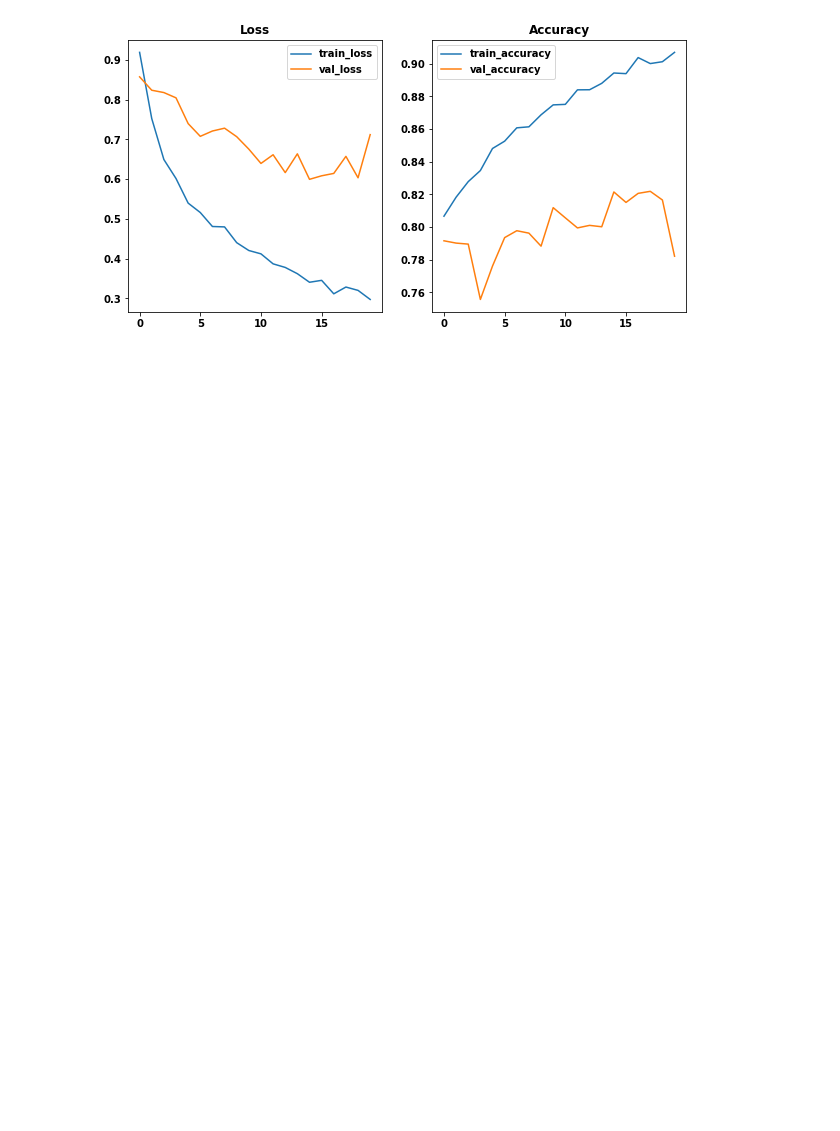
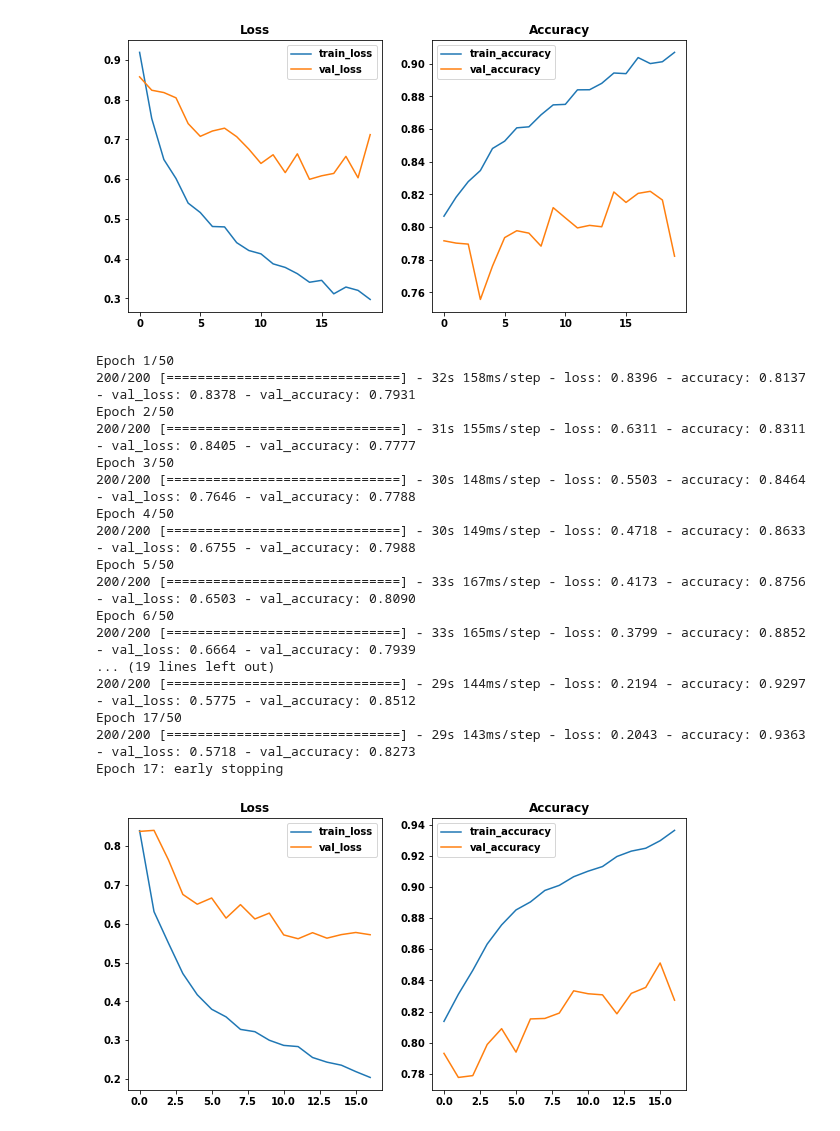
Before and after one commit to ssaeed85/dsc-ph5-MarsTerrainAnomalyDetection, a Jupyter notebook: 02_TensorflowModeling.ipynb, the cells around one changed output. Drawn from its saved outputs; the diff is of its cells as text; code cells hidden in the pictures; blank space fills up the shorter version.

```diff
--- a/02_TensorflowModeling.ipynb
+++ b/02_TensorflowModeling.ipynb
@@ -905,3 +905,73 @@ Epoch 20: early stopping
 display_mode_trainTestGraphs(results)
 # %% [output]
 [figure]
+# %%
+# reducing learning rate
+model = models.Sequential()
+
+model.add(layers.Conv2D(filters=16,
+                       kernel_size=(3,3),
+                       activation='relu',
+                       input_shape=(227,227,1)))
+model.add(layers.MaxPooling2D(2,2))
+
+model.add(layers.Conv2D(64, (3,3), activation='relu'))
+model.add(layers.MaxPooling2D(2,2))
+
+model.add(layers.Conv2D(128, (3,3), activation='relu'))
+model.add(layers.MaxPooling2D(2,2))
+
+model.add(layers.Conv2D(256, (3,3), activation='relu'))
+model.add(layers.MaxPooling2D(2,2))
+
+model.add(layers.Conv2D(512, (3,3), activation='relu'))
+# model.add(layers.Conv2D(512, (3,3), activation='relu'))
+model.add(layers.MaxPooling2D(2,2))
+
+# model.add(layers.Conv2D(512, (3,3), activation='relu'))
+# model.add(layers.Conv2D(512, (3,3), activation='relu'))
+# model.add(layers.Conv2D(512, (3,3), activation='relu'))
+# model.add(layers.MaxPooling2D(2,2))
+
+model.add(layers.Flatten())
+model.add(layers.Dense(1024, activation='relu'))
+model.add(layers.Dense(512, activation='relu'))
+model.add(layers.Dropout(rate=0.2))
+model.add(layers.Dense(8, activation='softmax'))
+
+
+model.compile(optimizer=optimizers.Adam(learning_rate=0.0001),
+              loss=losses.CategoricalCrossentropy(),
+              metrics=['accuracy'])
+
+
+
+results = model.fit(train_generator,
+                    steps_per_epoch=200,  # Number of training samples to pull per epoch
+                    epochs=50,  # Number of epochs
+                    validation_data=val_generator,
+                    validation_steps=100,  # Number of validation samples to run validation on
+                    verbose=1,
+                    callbacks = [early_stop]
+                    )
+
+display_mode_trainTestGraphs(results)
+# %% [output]
+Epoch 1/50
+200/200 [==============================] - 32s 158ms/step - loss: 0.8396 - accuracy: 0.8137 - val_loss: 0.8378 - val_accuracy: 0.7931
+Epoch 2/50
+200/200 [==============================] - 31s 155ms/step - loss: 0.6311 - accuracy: 0.8311 - val_loss: 0.8405 - val_accuracy: 0.7777
+Epoch 3/50
+200/200 [==============================] - 30s 148ms/step - loss: 0.5503 - accuracy: 0.8464 - val_loss: 0.7646 - val_accuracy: 0.7788
+Epoch 4/50
+200/200 [==============================] - 30s 149ms/step - loss: 0.4718 - accuracy: 0.8633 - val_loss: 0.6755 - val_accuracy: 0.7988
+Epoch 5/50
+200/200 [==============================] - 33s 167ms/step - loss: 0.4173 - accuracy: 0.8756 - val_loss: 0.6503 - val_accuracy: 0.8090
+Epoch 6/50
+200/200 [==============================] - 33s 165ms/step - loss: 0.3799 - accuracy: 0.8852 - val_loss: 0.6664 - val_accuracy: 0.7939
+... (19 lines left out)
+200/200 [==============================] - 29s 144ms/step - loss: 0.2194 - accuracy: 0.9297 - val_loss: 0.5775 - val_accuracy: 0.8512
+Epoch 17/50
+200/200 [==============================] - 29s 143ms/step - loss: 0.2043 - accuracy: 0.9363 - val_loss: 0.5718 - val_accuracy: 0.8273
+Epoch 17: early stopping
+[figure, added]
```
Also changed, not shown: parts of 1 cell of this notebook.
